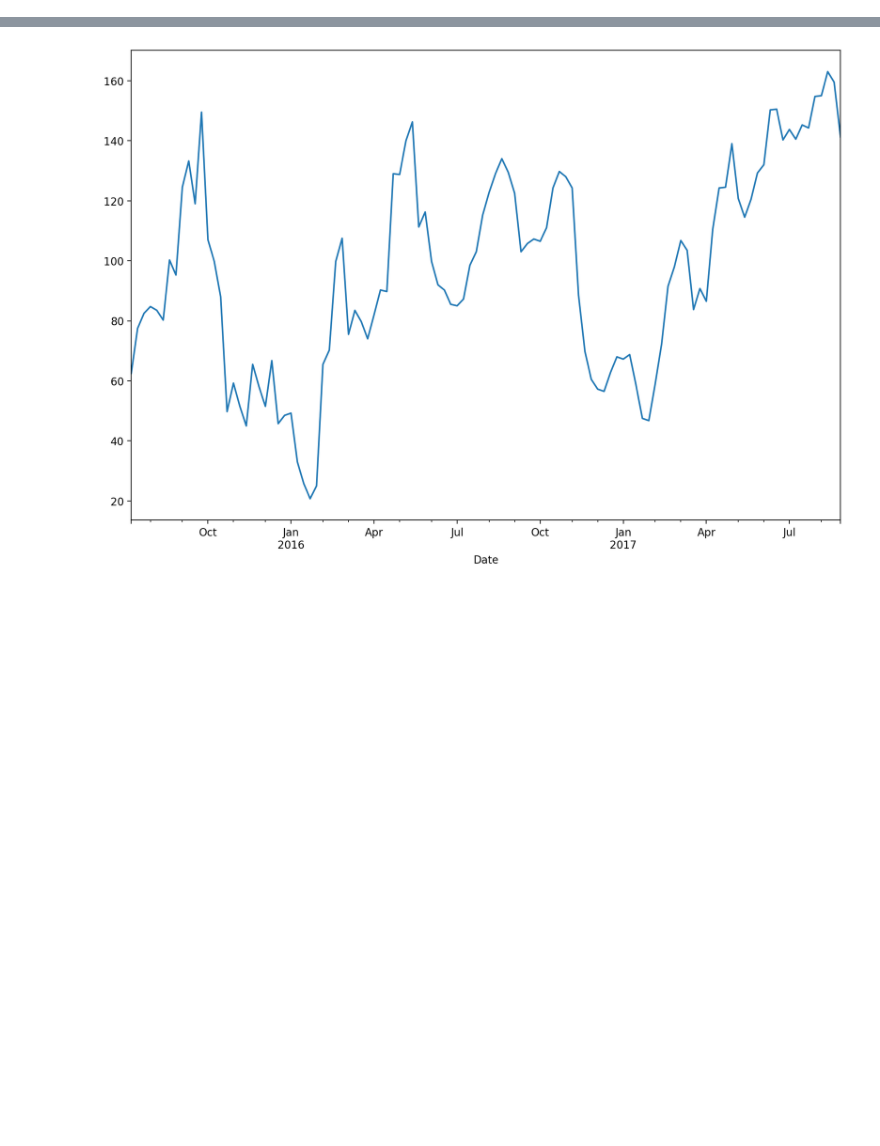
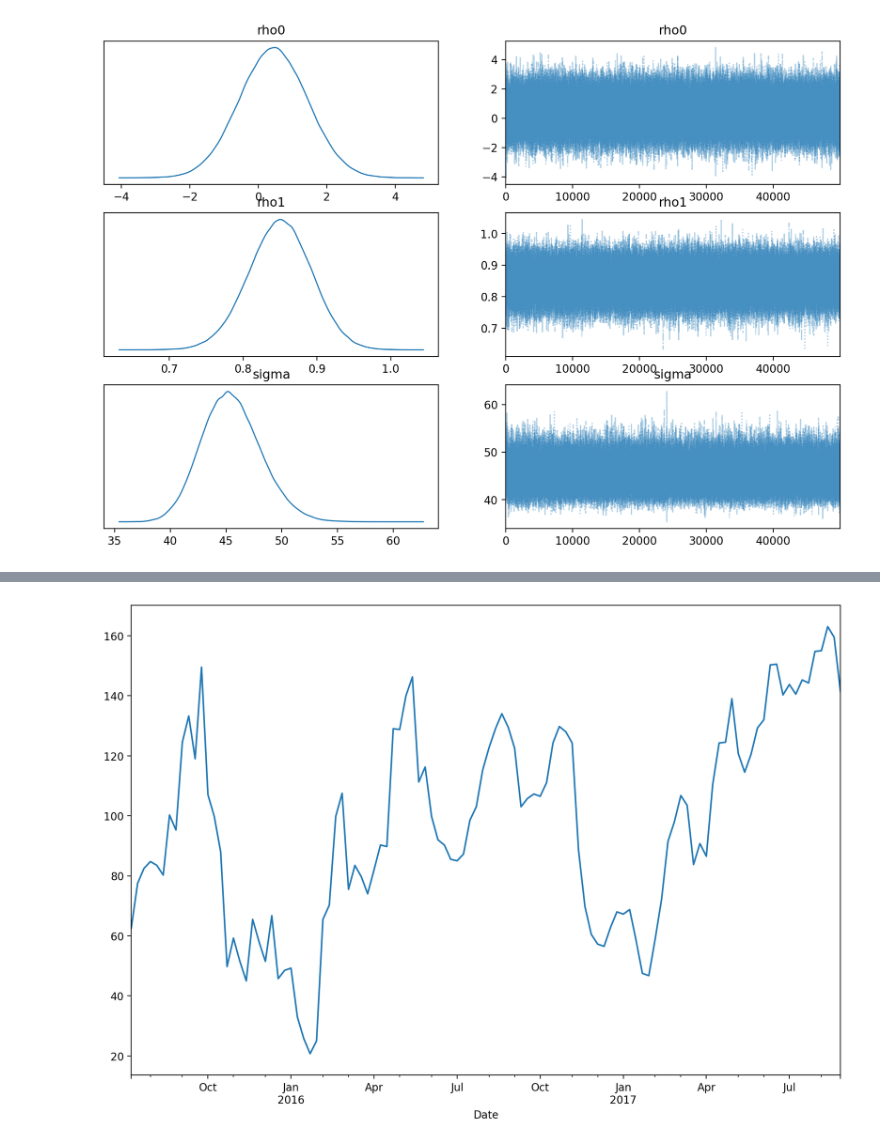
Before and after one commit to vasily-kartashov/time-series-with-bayesian-modelling, a Jupyter notebook: part-11.ipynb, the cells around one changed output, grey strips where cells are left out. Saved outputs shown, nothing was run; the diff lists cells and outputs as text; code cells hidden in the pictures; blank space fills up the shorter version.

```diff
--- a/part-11.ipynb
+++ b/part-11.ipynb
@@ -20,0 +65,12 @@ _ = series.plot()
+# %%
+data = series.values
+
+with pm.Model() as model:
+    rho0 = pm.Normal("rho0", mu=0, sigma=1)
+    rho1 = pm.Normal("rho1", mu=0, sigma=1)
+    sigma = pm.Gamma("sigma", alpha=1, beta=1)
+    mean = rho0 + rho1 * data[:-1]
+    obs = pm.TruncatedNormal("obs", lower=0, mu=mean, sigma=sigma, observed=data[1:])
+    idata = pm.sample(50_000, chains=4)
+
+pm.model_to_graphviz(model)
@@ -20,0 +89,4 @@ _ = series.plot()
+# %%
+az.plot_trace(idata, combined=True, figsize=(12, 8));
+# %% [output]
+[figure, added]
```
Also changed, not shown: parts of 10 cells of this notebook, 1 other file.
